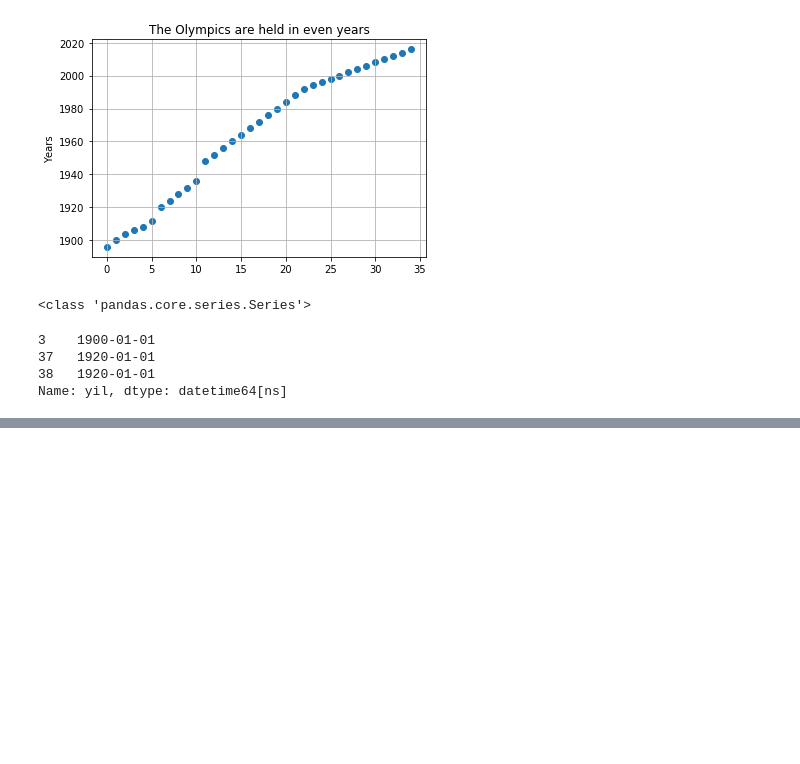
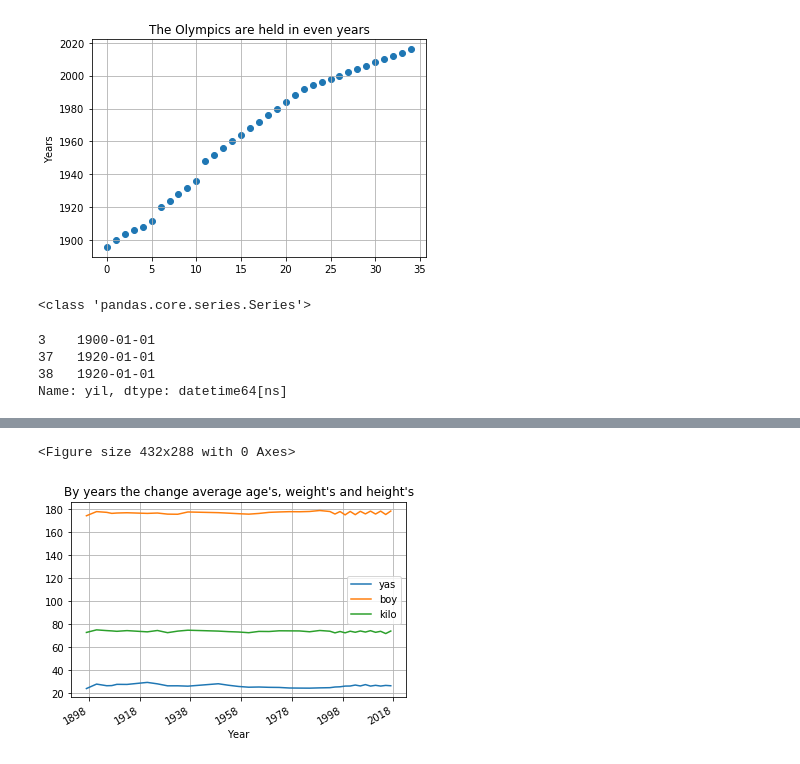
Before and after one commit to muratgoktas/DataScienceWithPython, a Jupyter notebook: OlimpiyatlarVeriSeti.ipynb, the cells around one changed output, grey strips where cells are left out. Drawn from its saved outputs; the diff is of its cells as text; code cells hidden in the pictures; blank space fills up the shorter version.

Commit message:
A-05) New code (In[76] between [79]) added for By years the change average age's, weight's and height's

```diff
--- a/OlimpiyatlarVeriSeti.ipynb
+++ b/OlimpiyatlarVeriSeti.ipynb
@@ -673,0 +683,3 @@ data_time.head(3)
+# %%
+periodic_data = data_time.resample("2A").mean() # 2 year group periodic data
+periodic_data.head()
@@ -673,0 +694,3 @@ data_time.head(3)
+# %%
+# Nan Datas deleted.
+periodic_data.dropna(axis = 0 , inplace= True) # axis = 0 satırları sil demek
@@ -673,0 +707,10 @@ data_time.head(3)
+# %%
+plt.figure()
+periodic_data.plot()
+plt.title("By years the change average age's, weight's and height's")
+plt.xlabel("Year")
+plt.grid(True)
+plt.show()
+# %% [output]
+<Figure size 432x288 with 0 Axes>
+[figure, added]
```
Also changed, not shown: parts of 5 cells of this notebook.
